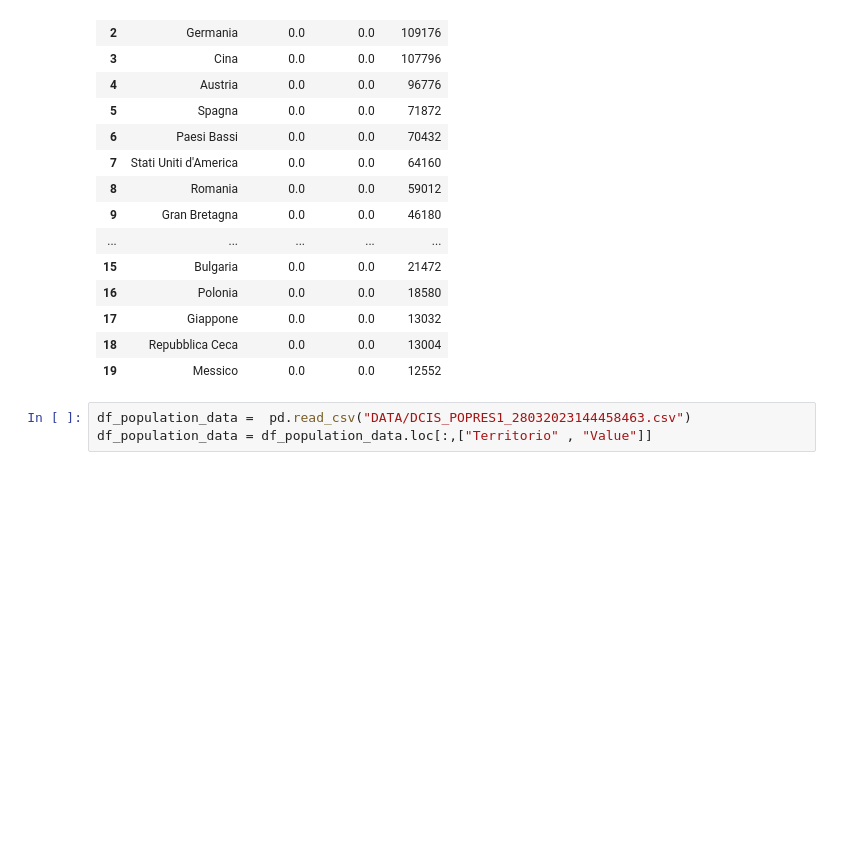
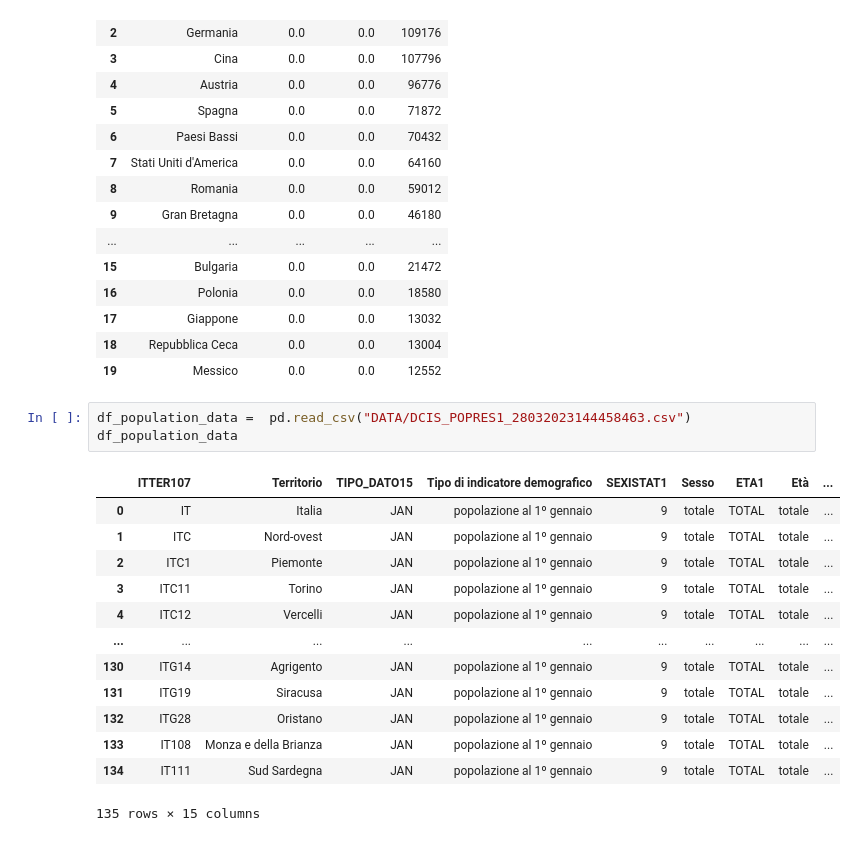
Before and after one commit to nico1654/project_work, a Jupyter notebook: Project_Work.ipynb, the cells around one changed output. Cells and saved outputs as stored; diff of their text form; blank space fills up the shorter version.

```diff
--- a/Project_Work.ipynb
+++ b/Project_Work.ipynb
@@ -139,4 +139,18 @@ grouped_df_foreign_data
 | 19 | Messico | 0.0 | 0.0 | 12552 |
 # %%
 df_population_data =  pd.read_csv("DATA/DCIS_POPRES1_28032023144458463.csv")
-df_population_data = df_population_data.loc[:,["Territorio" , "Value"]]
+df_population_data
+# %% [output]
+|  | ITTER107 | Territorio | TIPO_DATO15 | Tipo di indicatore demografico | SEXISTAT1 | Sesso | ETA1 | Età | ... |
+| 0 | IT | Italia | JAN | popolazione al 1º gennaio | 9 | totale | TOTAL | totale | ... |
+| 1 | ITC | Nord-ovest | JAN | popolazione al 1º gennaio | 9 | totale | TOTAL | totale | ... |
+| 2 | ITC1 | Piemonte | JAN | popolazione al 1º gennaio | 9 | totale | TOTAL | totale | ... |
+| 3 | ITC11 | Torino | JAN | popolazione al 1º gennaio | 9 | totale | TOTAL | totale | ... |
+| 4 | ITC12 | Vercelli | JAN | popolazione al 1º gennaio | 9 | totale | TOTAL | totale | ... |
+| ... | ... | ... | ... | ... | ... | ... | ... | ... | ... |
+| 130 | ITG14 | Agrigento | JAN | popolazione al 1º gennaio | 9 | totale | TOTAL | totale | ... |
+| 131 | ITG19 | Siracusa | JAN | popolazione al 1º gennaio | 9 | totale | TOTAL | totale | ... |
+| 132 | ITG28 | Oristano | JAN | popolazione al 1º gennaio | 9 | totale | TOTAL | totale | ... |
+| 133 | IT108 | Monza e della Brianza | JAN | popolazione al 1º gennaio | 9 | totale | TOTAL | totale | ... |
+| 134 | IT111 | Sud Sardegna | JAN | popolazione al 1º gennaio | 9 | totale | TOTAL | totale | ... |
+135 rows × 15 columns
```
Also changed, not shown: parts of 12 cells of this notebook.
